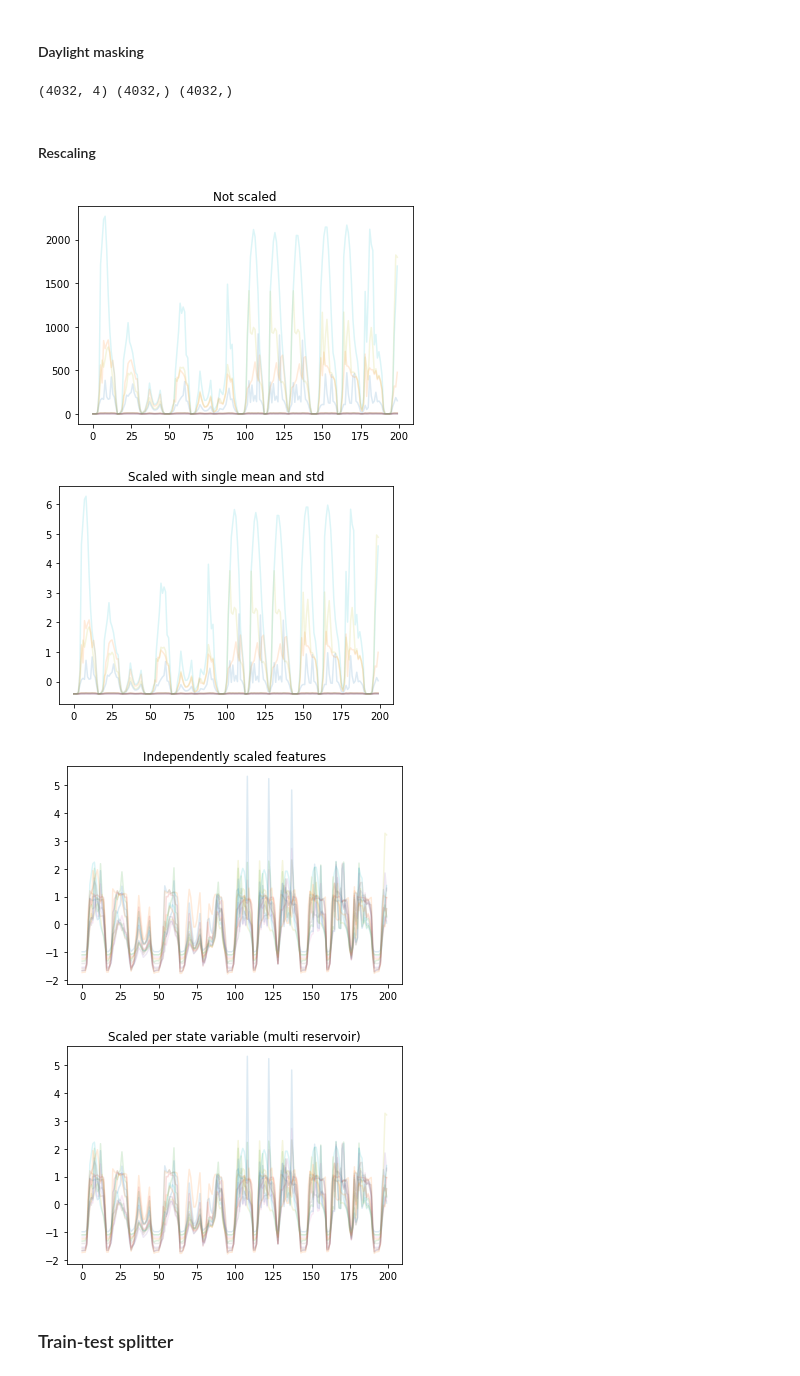
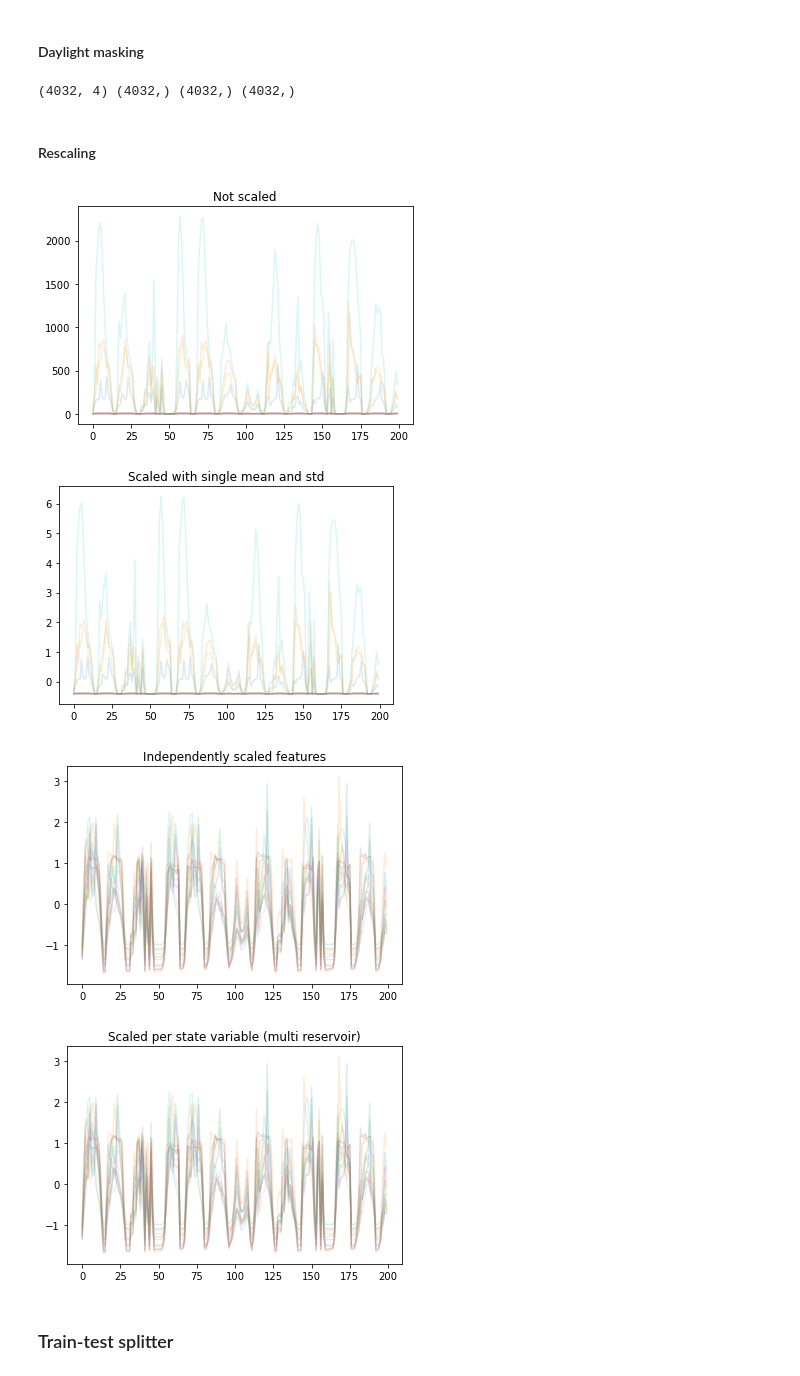
Before and after one commit to mcndt/thesis-plant-reservoir-computing, a Jupyter notebook: notebooks/hydroshoot_refactor.ipynb, the cells around one changed output. Drawn from its saved outputs; the diff is of its cells as text; code cells hidden in the pictures.

```diff
--- a/notebooks/hydroshoot_refactor.ipynb
+++ b/notebooks/hydroshoot_refactor.ipynb
@@ -124,0 +127,9 @@ n_groups: (90,)
+# %%
+from pipeline_hydroshoot import TimeGenerator
+
+time_gen = TimeGenerator(day_length=24, run_ids=all_run_ids)
+time_raw = time_gen.transform(datasets)
+
+print(f'Shape: {time_raw.shape}')
+
+print(time_raw[0:3, 0:72:12])
@@ -166,52 +184,52 @@ print(groups.shape)
 from pipeline_base import DaylightMask
 
 day_mask_tf = DaylightMask(day_length=24, start=5, end=21)
-X_day, y_day, groups_day = day_mask_tf.transform(X, y, groups)
+X_day, y_day, groups_day, time_day = day_mask_tf.transform(X, y, groups, time)
 
-print(X_day.shape, y_day.shape, groups_day.shape)
+print(X_day.shape, y_day.shape, groups_day.shape, time_day.shape)
 # %% [output]
-(4032, 4) (4032,) (4032,)
+(4032, 4) (4032,) (4032,) (4032,)
 # %% [markdown]
 #### Rescaling
 # %%
 from pipeline_base import Rescale
 from pipeline_hydroshoot import GroupRescale
 
 reservoir_generator = MultiReservoirGenerator(state_vars=state_variables[:3], state_ids=state_ids[:4], run_ids=all_run_ids)
-X_raw = reservoir_generator.transform(datasets, warmup_days=4)
-X, y, groups = flatten(X_raw, y_raw, groups_raw)
+X_raw = reservoir_generator.transform(datasets)
+X, y, groups, time = flatten(X_raw, y_raw, groups_raw, time_raw)
 
-X, y, groups = day_mask_tf.transform(X, y, groups)
+X, y, groups, time = day_mask_tf.transform(X, y, groups, time)
 
 plt.plot(X[:200], alpha=0.15)
 plt.title('Not scaled')
 plt.show()
 
 scaler_tf = Rescale(per_feature=False)
-X_scaled, _, _ = scaler_tf.transform(X, y, groups)
+X_scaled, _, _, _ = scaler_tf.transform(X, y, groups, time)
 
 plt.plot(X_scaled[:200], alpha=0.15)
 plt.title('Scaled with single mean and std')
 plt.show()
 
 scaler_tf = Rescale(per_feature=True)
-X_scaled, _, _ = scaler_tf.transform(X, y, groups)
+X_scaled, _, _, _ = scaler_tf.transform(X, y, groups, time)
 
 plt.plot(X_scaled[:200], alpha=0.15)
 plt.title('Independently scaled features')
 plt.show()
 
 scaler = GroupRescale(datasets=datasets, state_vars=state_variables[:3], state_ids=state_ids[:4])
-X_, y_, groups_ = scaler.transform(X, y, groups)
+X_, y_, groups_, _ = scaler.transform(X, y, groups, time)
 
 plt.plot(X_scaled[:200], alpha=0.15)
 plt.title('Scaled per state variable (multi reservoir)')
 plt.show()
 # %% [output]
-[figure, old version]
+[figure, new version]
-[figure, old version]
+[figure, new version]
-[figure, old version]
+[figure, new version]
-[figure, old version]
+[figure, new version]
 # %% [markdown]
 ### Train-test splitter
 # %%
```
Also changed, not shown: parts of 8 cells of this notebook, 5 other files.
